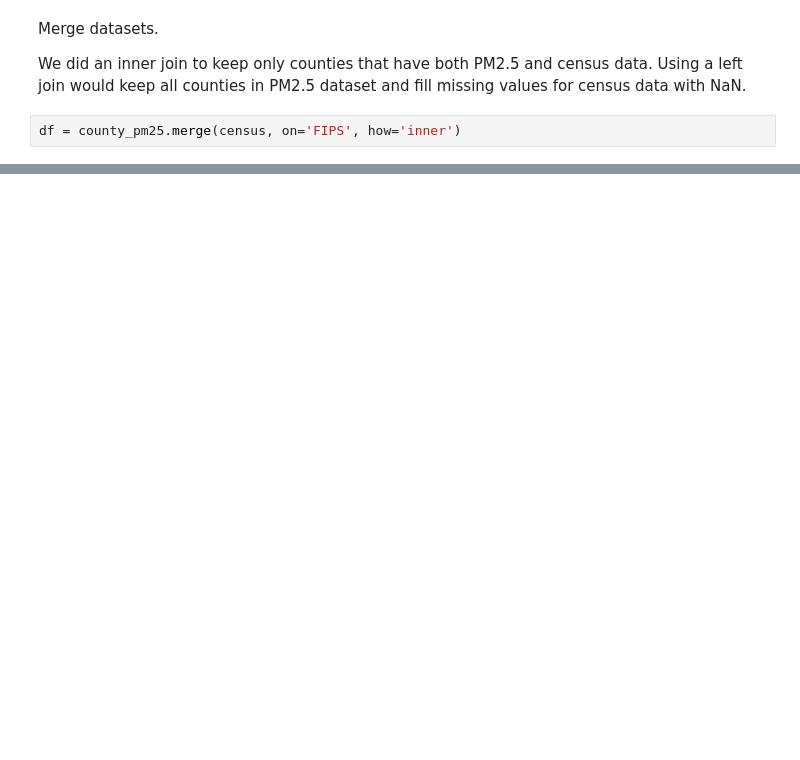
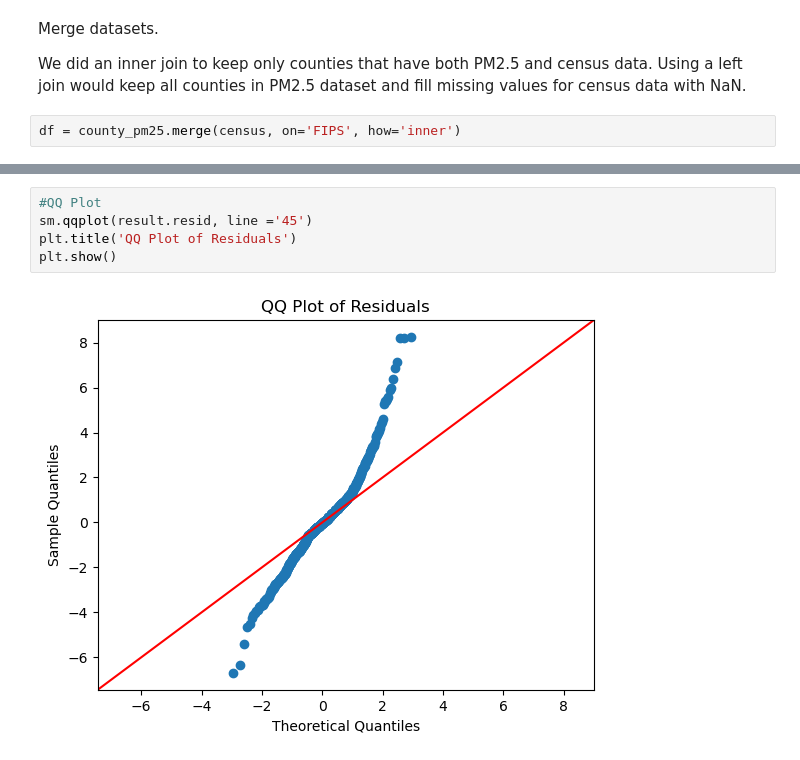
Before and after one commit to alcndram/5574-final, a Jupyter notebook: final_code.ipynb, the cells around one changed output, grey strips where cells are left out. Drawn from its saved outputs; the diff is of its cells as text; blank space fills up the shorter version.

```diff
--- a/final_code.ipynb
+++ b/final_code.ipynb
@@ -166,0 +324,7 @@ df.head()
+# %%
+#QQ Plot
+sm.qqplot(result.resid, line ='45')
+plt.title('QQ Plot of Residuals')
+plt.show()
+# %% [output]
+[figure, added]
```
Also changed, not shown: parts of 22 cells of this notebook.
